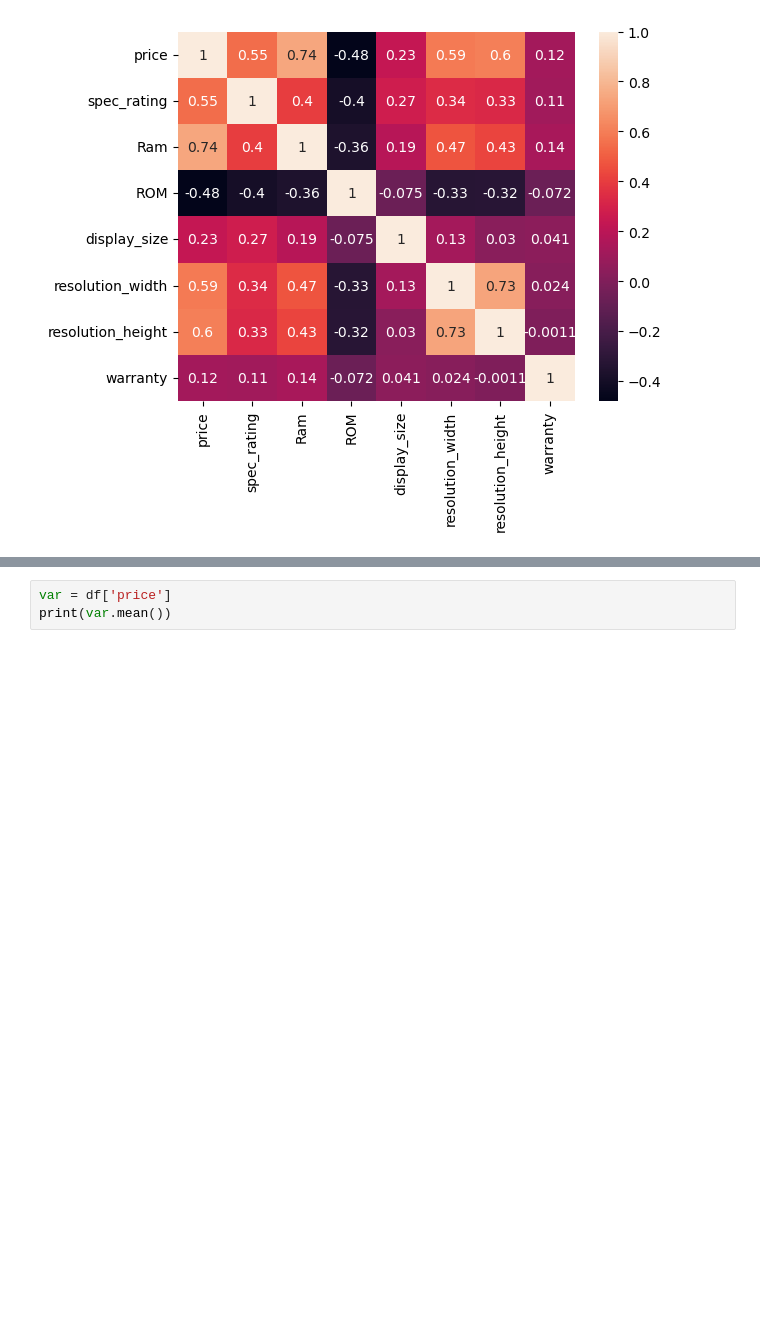
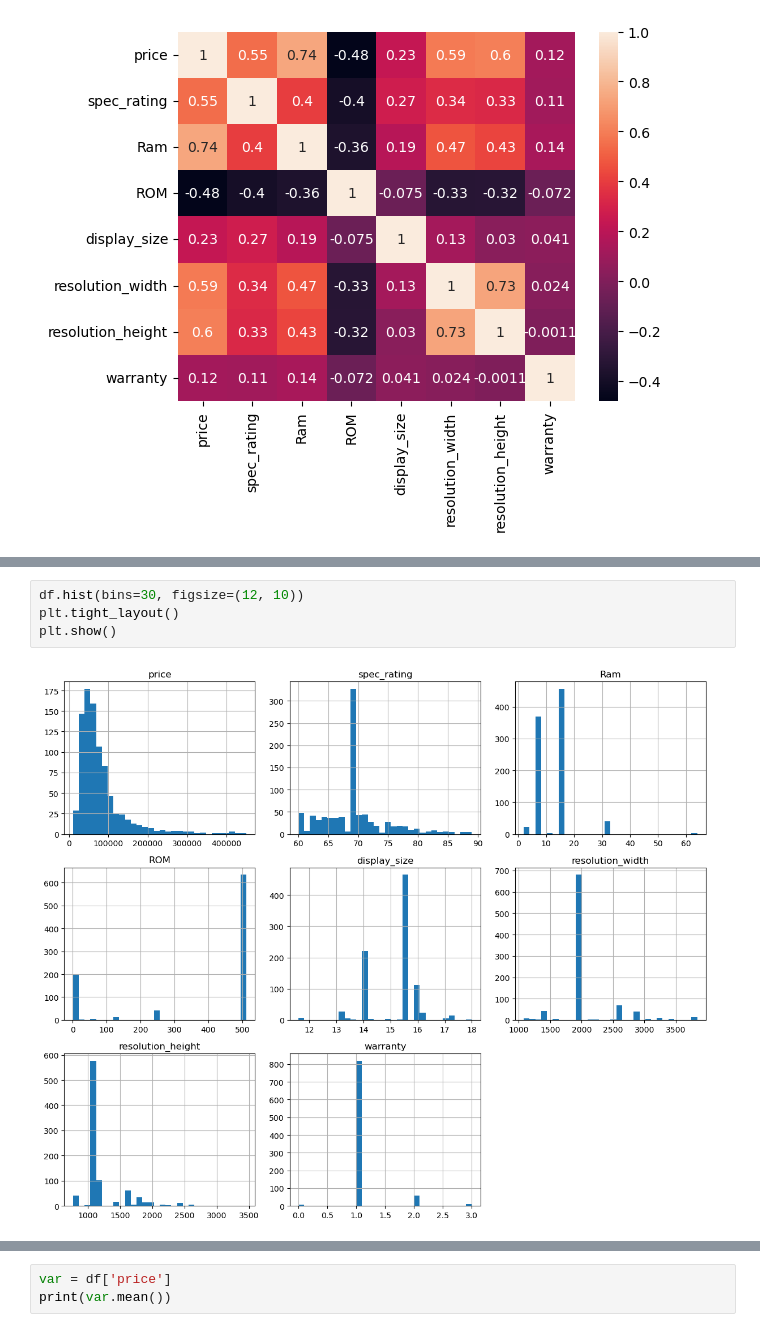
Before and after one commit to dhuor2001-debug/Semester-VI, a Jupyter notebook: Python/DM/data_Analysis.ipynb, the cells around one changed output, grey strips where cells are left out. Drawn from its saved outputs; the diff is of its cells as text; blank space fills up the shorter version.

```diff
--- a/Python/DM/data_Analysis.ipynb
+++ b/Python/DM/data_Analysis.ipynb
@@ -363,0 +155,6 @@ Just tell me 👍
+# %%
+df.hist(bins=30, figsize=(12, 10))
+plt.tight_layout()
+plt.show()
+# %% [output]
+[figure, added]
```
Also changed, not shown: parts of 22 cells of this notebook.
